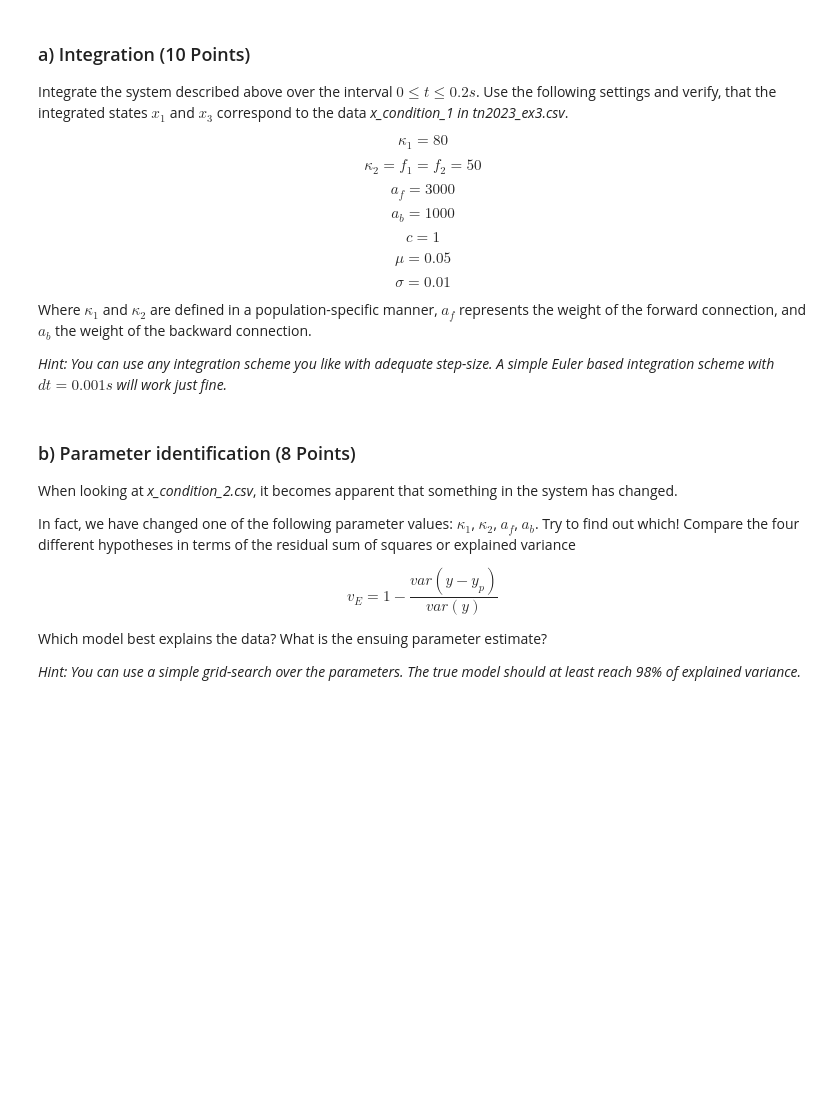
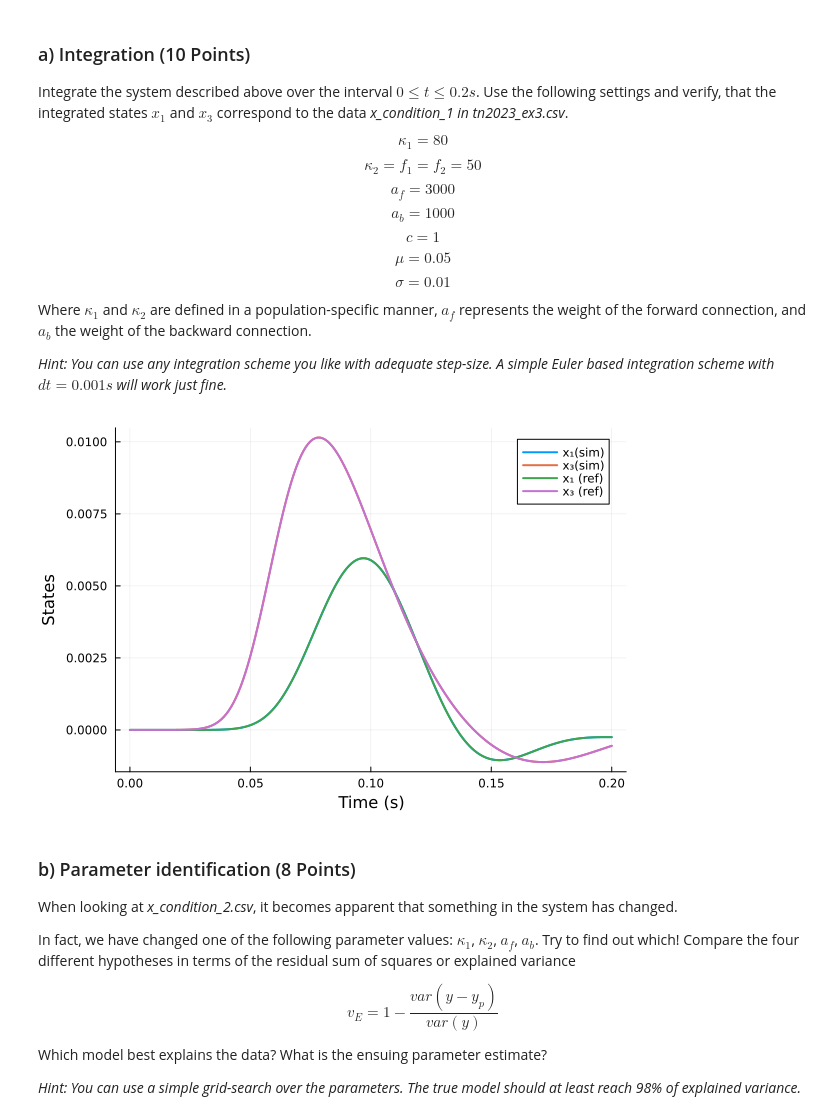
Before and after one commit to MagisV/Translational_Neuromodeling_Exercise_1, a Jupyter notebook: ex-03/DCMforEEG.ipynb, the cells around one changed output. Drawn from its saved outputs; the diff is of its cells as text; code cells hidden in the pictures; blank space fills up the shorter version.

```diff
--- a/ex-03/DCMforEEG.ipynb
+++ b/ex-03/DCMforEEG.ipynb
@@ -325,6 +326,53 @@ $$\sigma = 0.01$$
 Where $\kappa_1$ and $\kappa_2$ are defined in a population-specific manner, $a_f$ represents the weight of the forward connection, and $a_b$ the weight of the backward connection.
 
 *Hint: You can use any integration scheme you like with adequate step-size. A simple Euler based integration scheme with $dt = 0.001s$ will work just fine.*
+# %%
+# SETTING UP THE SIMULATION
+# defining model settings & parameters
+dt = 0.001
+t = 0:dt:0.2
+
+κ1 = 80
+κ2 = 50
+f1 = 50
+f2 = 50
+af = 3000
+ab = 1000
+c = 1.0
+μ = 0.05
+o = 0.01
+
+# defining matrices
+A = [0 1 0 0; -κ1^2 -f1 af 0; 0 0 0 1; ab 0 -κ2^2 -f2];
+C = [0;0;0;c];
+
+# preforming pdf
+u = pdf.(Normal(μ, o), t)
+
+# Euler integration
+x = zeros(4, length(t))
+
+for i in 1:(length(t)-1)
+    dx = A * x[:, i] + C * u[i]
+    x[:, i+1] = x[:, i] + dt * (A * x[:,i] + C * u[i])
+end
+
+# COMPARING TO REFERENCE
+df = CSV.read("x_condition_1.csv", DataFrame; header=false)
+X_ref = Matrix(df)
+
+# getting x1 and x3 from reference data
+x1_ref = X_ref[1, :]
+x3_ref = X_ref[3, :]
+
+# Plot simualted and reference x₁ and x₃
+plot(t, x[1, :], label="x₁(sim)", lw=2)
+plot!(t, x[3, :], label="x₃(sim)", lw=2, xlabel="Time (s)", ylabel="States")
+plot!(t, x1_ref, label="x₁ (ref)", lw=2)
+plot!(t, x3_ref, label="x₃ (ref)", lw=2, xlabel="Time (s)", ylabel="States")
+# the simulated and reference x1 and x3 overlap perfectly, so it looks like only the references have been plotted
+# %% [output]
+[figure, added]
 # %% [markdown]
 ### b) Parameter identification (8 Points)
 When looking at *x_condition_2.csv*, it becomes apparent that something in the system has changed.
```
Also changed, not shown: parts of 1 cell of this notebook.
